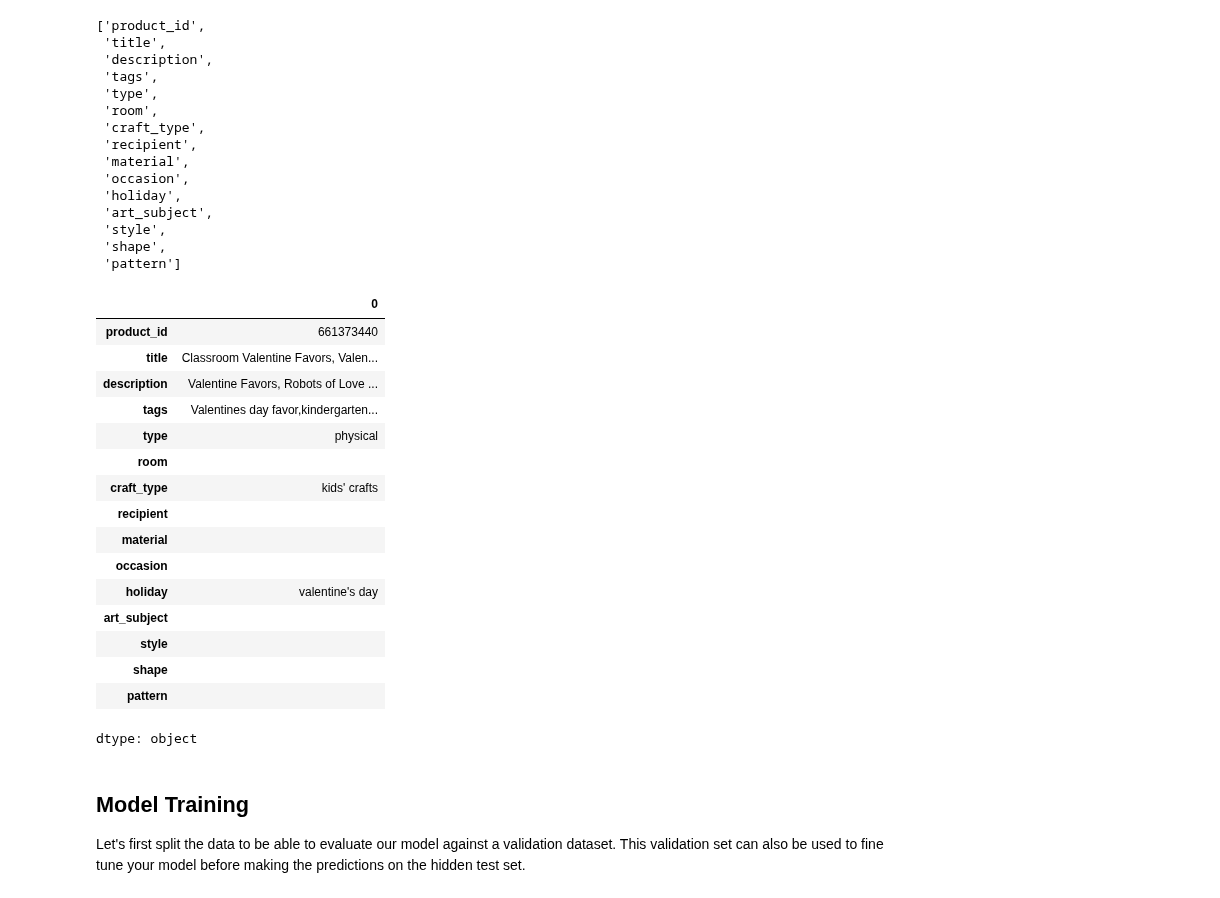
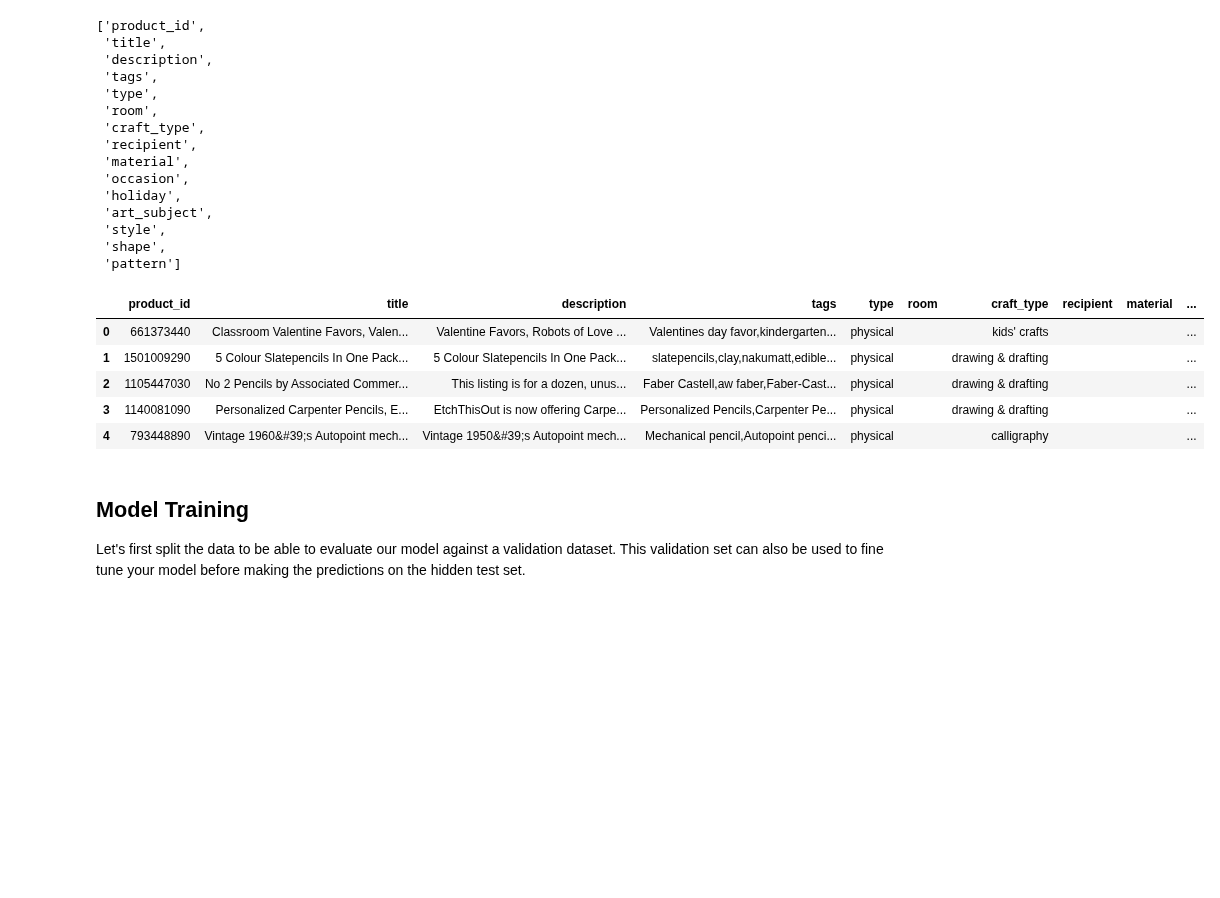
Before and after one commit to Sabha95/Machine_Learning-Assig, a Jupyter notebook: Getting_started_Notebook_for_Students_2025.ipynb, the cells around one changed output. Cells and saved outputs as stored; diff of their text form; code cells hidden in the pictures; blank space fills up the shorter version.

```diff
--- a/Getting_started_Notebook_for_Students_2025.ipynb
+++ b/Getting_started_Notebook_for_Students_2025.ipynb
@@ -935,26 +951,15 @@ list(df_test.columns)
  'style',
  'shape',
  'pattern']
-# %%
-df_test.iloc[0]
-# %% [output]
-|  | 0 |
-| product_id | 661373440 |
-| title | Classroom Valentine Favors, Valen... |
-| description | Valentine Favors, Robots of Love ... |
-| tags | Valentines day favor,kindergarten... |
-| type | physical |
-| room |  |
-| craft_type | kids' crafts |
-| recipient |  |
-| material |  |
-| occasion |  |
-| holiday | valentine's day |
-| art_subject |  |
-| style |  |
-| shape |  |
-| pattern |  |
-dtype: object
+# %%
+df_test.head()
+# %% [output]
+|  | product_id | title | description | tags | type | room | craft_type | recipient | material | ... |
+| 0 | 661373440 | Classroom Valentine Favors, Valen... | Valentine Favors, Robots of Love ... | Valentines day favor,kindergarten... | physical |  | kids' crafts |  |  | ... |
+| 1 | 1501009290 | 5 Colour Slatepencils In One Pack... | 5 Colour Slatepencils In One Pack... | slatepencils,clay,nakumatt,edible... | physical |  | drawing & drafting |  |  | ... |
+| 2 | 1105447030 | No 2 Pencils by Associated Commer... | This listing is for a dozen, unus... | Faber Castell,aw faber,Faber-Cast... | physical |  | drawing & drafting |  |  | ... |
+| 3 | 1140081090 | Personalized Carpenter Pencils, E... | EtchThisOut is now offering Carpe... | Personalized Pencils,Carpenter Pe... | physical |  | drawing & drafting |  |  | ... |
+| 4 | 793448890 | Vintage 1960&#39;s Autopoint mech... | Vintage 1950&#39;s Autopoint mech... | Mechanical pencil,Autopoint penci... | physical |  | calligraphy |  |  | ... |
 # %% [markdown]
 ## Model Training
 
```
Also changed, not shown: parts of 1 cell of this notebook.
